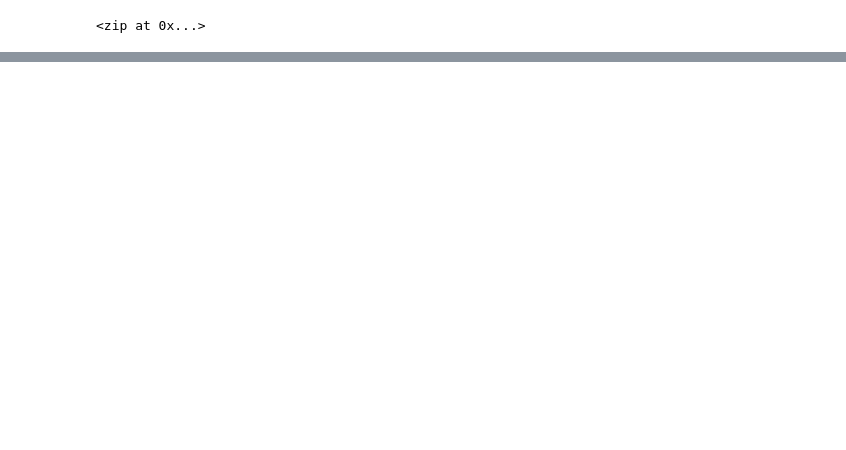
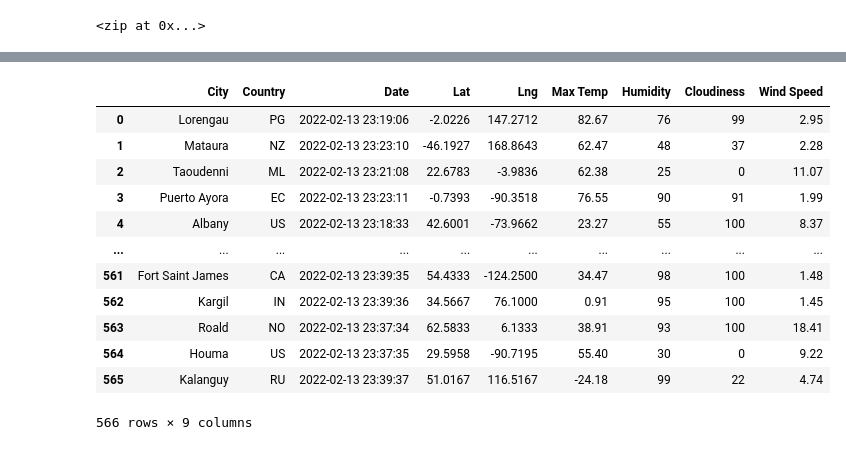
Before and after one commit to ajcurtis916/world_weather_analysis, a Jupyter notebook: WeatherPy.ipynb, the cells around one changed output, grey strips where cells are left out. Drawn from its saved outputs; the diff is of its cells as text; code cells hidden in the pictures; blank space fills up the shorter version.

Commit message:
add cities data

```diff
--- a/WeatherPy.ipynb
+++ b/WeatherPy.ipynb
@@ -31,0 +36,13 @@ len(cities)
+# %%
+# Basic URL for Weather Map API Call.
+url = "http://api.openweathermap.org/data/2.5/weather?units=Imperial&APPID=" + weather_api_key
+# %%
+# Create an empty list to hold the weather data.
+city_data = []
+# Print the beginning of the logging.
+print("Beginning Data Retrieval     ")
+print("-----------------------------")
+
+# Create counters.
+record_count = 1
+set_count = 1
@@ -31,0 +126,4 @@ len(cities)
+# %%
+# Convert the array of dictionaries to a Pandas DataFrame.
+city_data_df = pd.DataFrame(city_data)
+city_data_df.head(10)
@@ -31,0 +142,22 @@ len(cities)
+# %%
+#reordering columns
+new_column_order = ["City","Country","Date","Lat","Lng","Max Temp","Humidity","Cloudiness","Wind Speed"]
+ordered_city_data_df=city_data_df[new_column_order]
+
+#removing index column
+#ordered_city_data_df.set_index('City',inplace=True)
+ordered_city_data_df
+# %% [output]
+|  | City | Country | Date | Lat | Lng | Max Temp | Humidity | Cloudiness | Wind Speed |
+| 0 | Lorengau | PG | 2022-02-13 23:19:06 | -2.0226 | 147.2712 | 82.67 | 76 | 99 | 2.95 |
+| 1 | Mataura | NZ | 2022-02-13 23:23:10 | -46.1927 | 168.8643 | 62.47 | 48 | 37 | 2.28 |
+| 2 | Taoudenni | ML | 2022-02-13 23:21:08 | 22.6783 | -3.9836 | 62.38 | 25 | 0 | 11.07 |
+| 3 | Puerto Ayora | EC | 2022-02-13 23:23:11 | -0.7393 | -90.3518 | 76.55 | 90 | 91 | 1.99 |
+| 4 | Albany | US | 2022-02-13 23:18:33 | 42.6001 | -73.9662 | 23.27 | 55 | 100 | 8.37 |
+| ... | ... | ... | ... | ... | ... | ... | ... | ... | ... |
+| 561 | Fort Saint James | CA | 2022-02-13 23:39:35 | 54.4333 | -124.2500 | 34.47 | 98 | 100 | 1.48 |
+| 562 | Kargil | IN | 2022-02-13 23:39:36 | 34.5667 | 76.1000 | 0.91 | 95 | 100 | 1.45 |
+| 563 | Roald | NO | 2022-02-13 23:37:34 | 62.5833 | 6.1333 | 38.91 | 93 | 100 | 18.41 |
+| 564 | Houma | US | 2022-02-13 23:37:35 | 29.5958 | -90.7195 | 55.40 | 30 | 0 | 9.22 |
+| 565 | Kalanguy | RU | 2022-02-13 23:39:37 | 51.0167 | 116.5167 | -24.18 | 99 | 22 | 4.74 |
+566 rows × 9 columns
```
Also changed, not shown: parts of 8 cells of this notebook, 2 other files.
